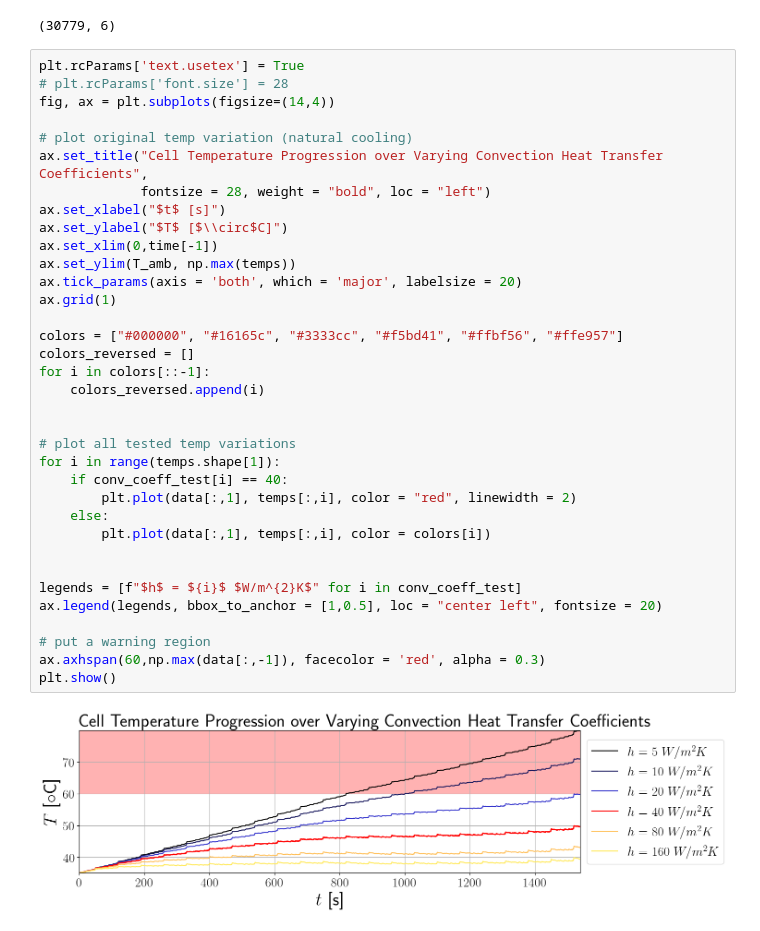
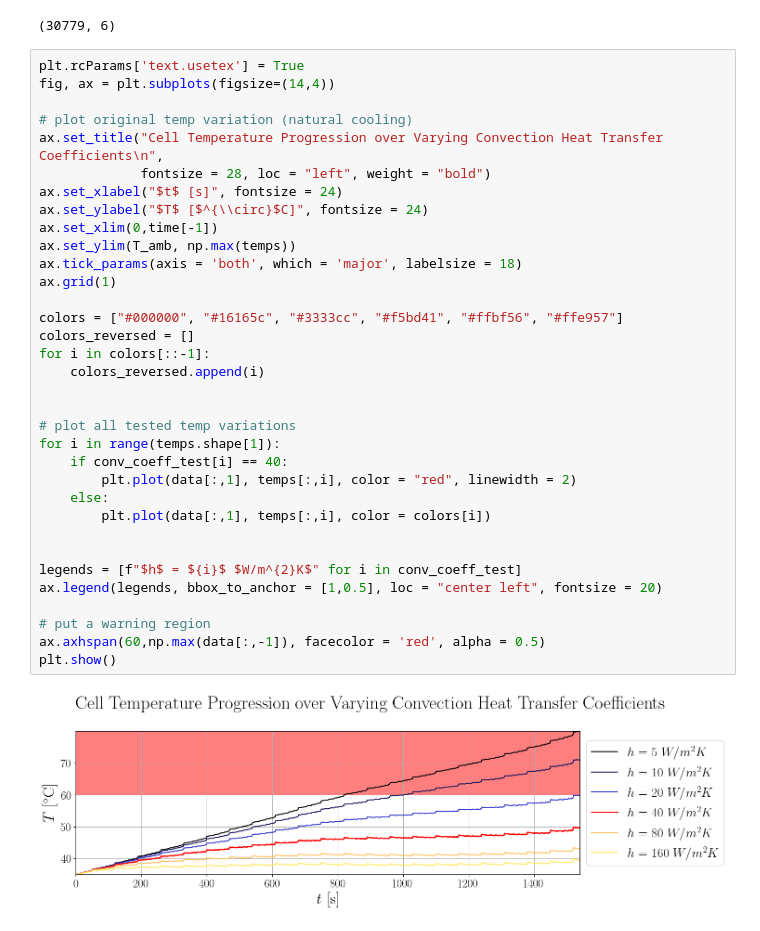
Before and after one commit to lemslemslems/cell_thermal_calculations, a Jupyter notebook: MAIN_cell_thermal_calculations.ipynb, the cells around one changed output. Drawn from its saved outputs; the diff is of its cells as text.

```diff
--- a/MAIN_cell_thermal_calculations.ipynb
+++ b/MAIN_cell_thermal_calculations.ipynb
@@ -322,38 +322,37 @@ print(temps.shape)
 (30779, 6)
 # %%
 plt.rcParams['text.usetex'] = True
-# plt.rcParams['font.size'] = 28
 fig, ax = plt.subplots(figsize=(14,4))
 
 # plot original temp variation (natural cooling)
-ax.set_title("Cell Temperature Progression over Varying Convection Heat Transfer Coefficients",
-             fontsize = 28, weight = "bold", loc = "left")
-ax.set_xlabel("$t$ [s]")
-ax.set_ylabel("$T$ [$\\circ$C]")
+ax.set_title("Cell Temperature Progression over Varying Convection Heat Transfer Coefficients\n",
+             fontsize = 28, loc = "left", weight = "bold")
+ax.set_xlabel("$t$ [s]", fontsize = 24)
+ax.set_ylabel("$T$ [$^{\\circ}$C]", fontsize = 24)
 ax.set_xlim(0,time[-1])
 ax.set_ylim(T_amb, np.max(temps))
-ax.tick_params(axis = 'both', which = 'major', labelsize = 20)
+ax.tick_params(axis = 'both', which = 'major', labelsize = 18)
 ax.grid(1)
 
 colors = ["#000000", "#16165c", "#3333cc", "#f5bd41", "#ffbf56", "#ffe957"]
 colors_reversed = []
 for i in colors[::-1]:
     colors_reversed.append(i)
 
 
 # plot all tested temp variations
 for i in range(temps.shape[1]):
     if conv_coeff_test[i] == 40:
         plt.plot(data[:,1], temps[:,i], color = "red", linewidth = 2)
     else:
         plt.plot(data[:,1], temps[:,i], color = colors[i])
 
 
 legends = [f"$h$ = ${i}$ $W/m^{2}K$" for i in conv_coeff_test]
 ax.legend(legends, bbox_to_anchor = [1,0.5], loc = "center left", fontsize = 20)
 
 # put a warning region
-ax.axhspan(60,np.max(data[:,-1]), facecolor = 'red', alpha = 0.3)
+ax.axhspan(60,np.max(data[:,-1]), facecolor = 'red', alpha = 0.5)
 plt.show()
 # %% [output]
-[figure, old version]
+[figure, new version]
```
Also changed, not shown: parts of 2 cells of this notebook.
